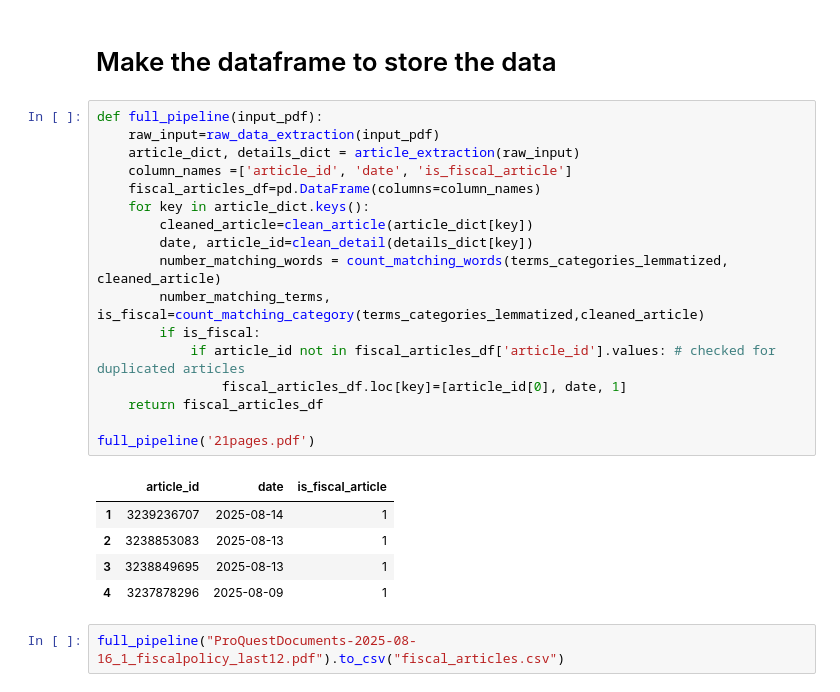
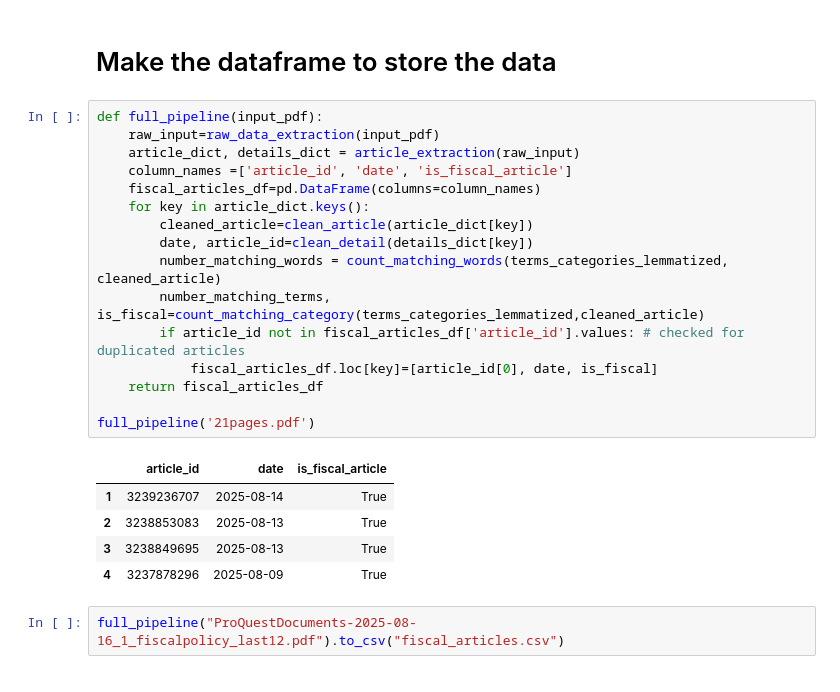
Before and after one commit to UWA-DS-11/capstone-project-11, a Jupyter notebook: fiscal_policy_index/pdf_extraction.ipynb, the cells around one changed output. Drawn from its saved outputs; the diff is of its cells as text.

```diff
--- a/fiscal_policy_index/pdf_extraction.ipynb
+++ b/fiscal_policy_index/pdf_extraction.ipynb
@@ -335,26 +323,25 @@ terms_count, is_fiscal
 # %%
 def full_pipeline(input_pdf):
     raw_input=raw_data_extraction(input_pdf)
     article_dict, details_dict = article_extraction(raw_input)
     column_names =['article_id', 'date', 'is_fiscal_article']
     fiscal_articles_df=pd.DataFrame(columns=column_names)
     for key in article_dict.keys():
         cleaned_article=clean_article(article_dict[key])
         date, article_id=clean_detail(details_dict[key])
         number_matching_words = count_matching_words(terms_categories_lemmatized, cleaned_article)
         number_matching_terms, is_fiscal=count_matching_category(terms_categories_lemmatized,cleaned_article)
-        if is_fiscal:
-            if article_id not in fiscal_articles_df['article_id'].values: # checked for duplicated articles
-                fiscal_articles_df.loc[key]=[article_id[0], date, 1]
+        if article_id not in fiscal_articles_df['article_id'].values: # checked for duplicated articles
+            fiscal_articles_df.loc[key]=[article_id[0], date, is_fiscal]
     return fiscal_articles_df
 
 full_pipeline('21pages.pdf')
 # %% [output]
 |  | article_id | date | is_fiscal_article |
-| 1 | 3239236707 | 2025-08-14 | 1 |
-| 2 | 3238853083 | 2025-08-13 | 1 |
-| 3 | 3238849695 | 2025-08-13 | 1 |
-| 4 | 3237878296 | 2025-08-09 | 1 |
+| 1 | 3239236707 | 2025-08-14 | True |
+| 2 | 3238853083 | 2025-08-13 | True |
+| 3 | 3238849695 | 2025-08-13 | True |
+| 4 | 3237878296 | 2025-08-09 | True |
 # %%
 full_pipeline("ProQuestDocuments-2025-08-16_1_fiscalpolicy_last12.pdf").to_csv("fiscal_articles.csv")
 # %% [markdown]
```
Also changed, not shown: parts of 11 cells of this notebook, 1 other file.
